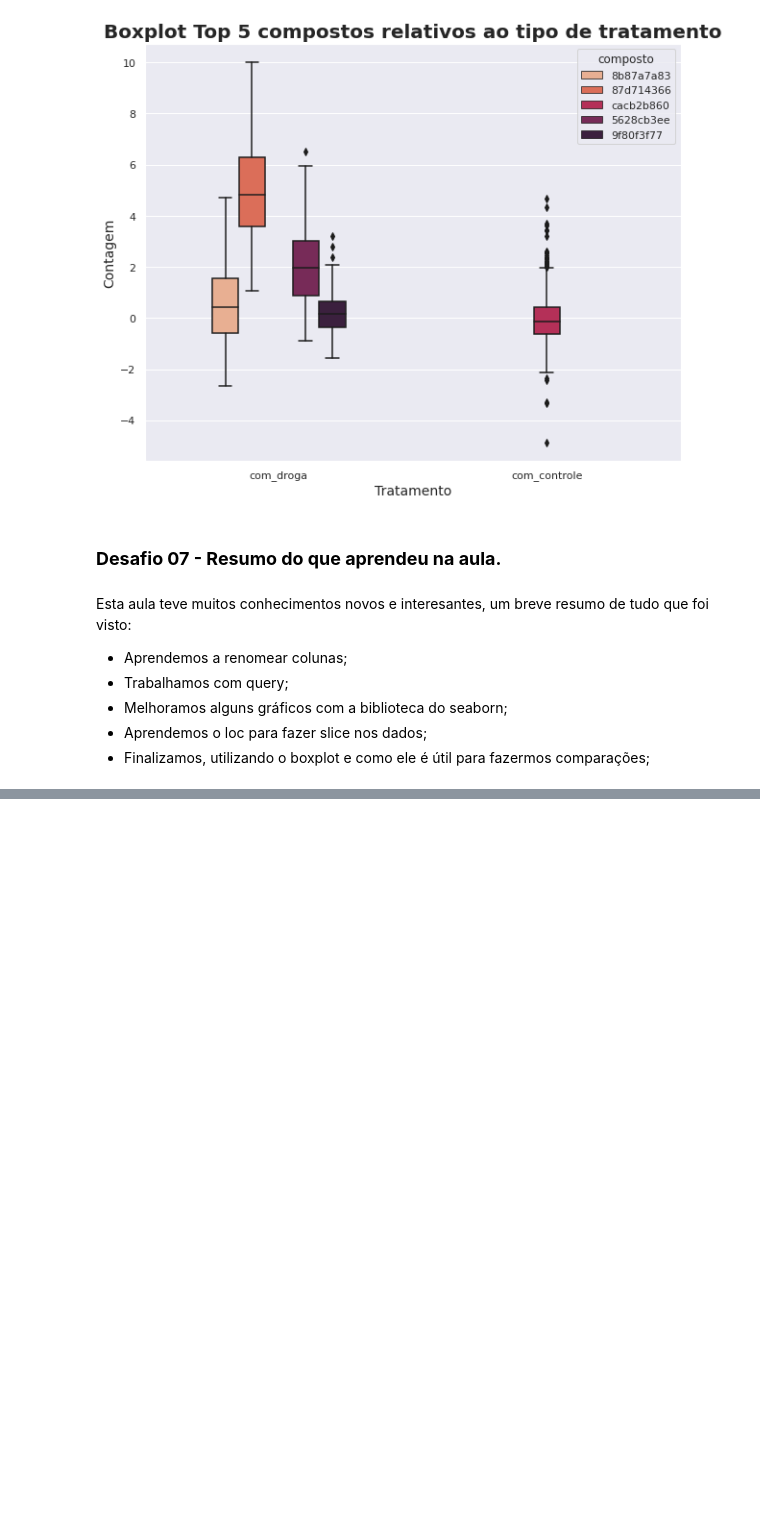
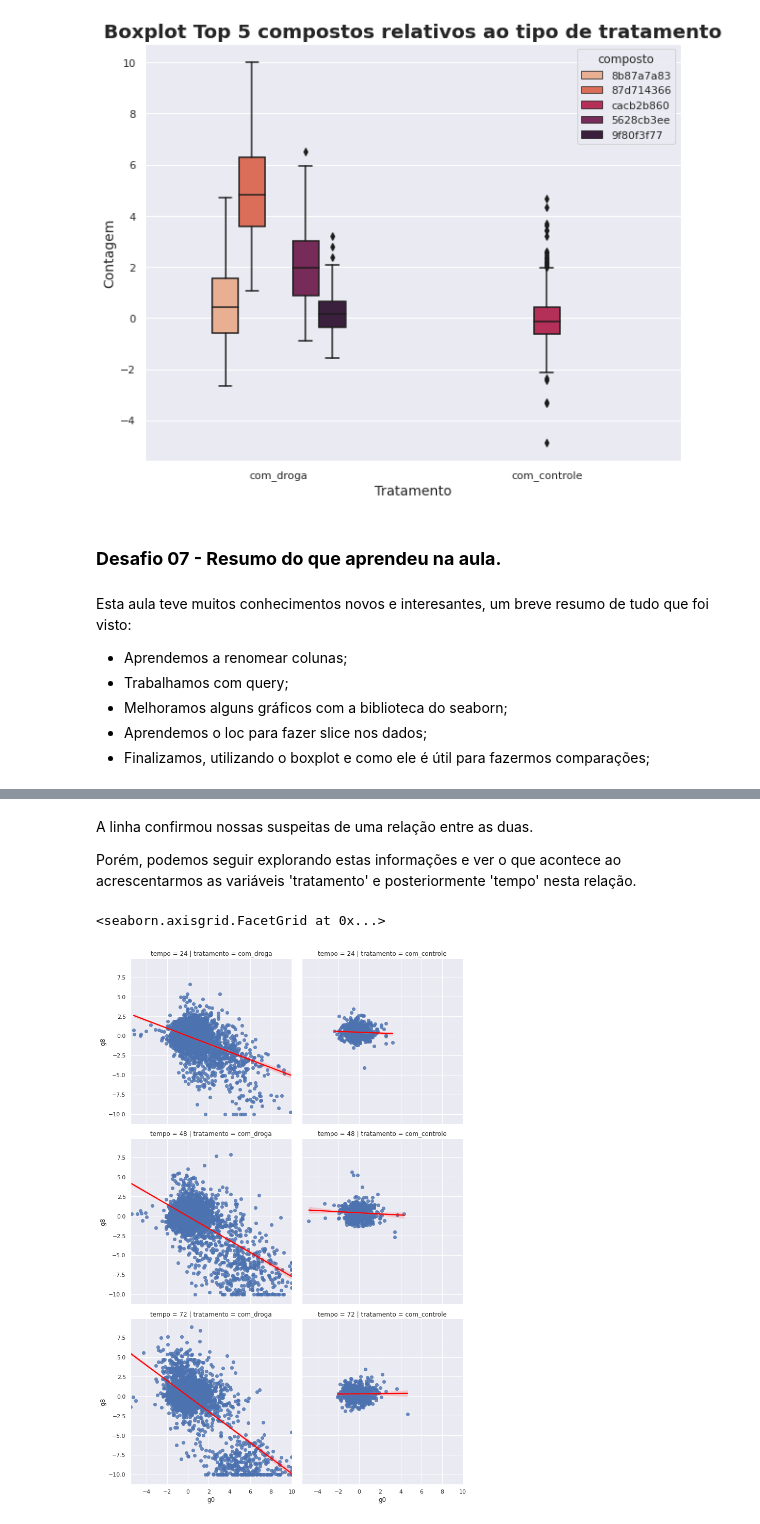
Before and after one commit to WJBruginski/Imersao_Dados_Alura_III, a Jupyter notebook: Imersão_Dados_Alura_III.ipynb, the cells around one changed output, grey strips where cells are left out. Drawn from its saved outputs; the diff is of its cells as text; code cells hidden in the pictures; blank space fills up the shorter version.

```diff
--- a/Imersão_Dados_Alura_III.ipynb
+++ b/Imersão_Dados_Alura_III.ipynb
@@ -733,0 +941,9 @@ Esta aula teve muitos conhecimentos novos e interesantes, um breve resumo de tud
+# %% [markdown]
+A linha confirmou nossas suspeitas de uma relação entre as duas.
+
+Porém, podemos seguir explorando estas informações e ver o que acontece ao acrescentarmos as variáveis 'tratamento' e posteriormente 'tempo' nesta relação.
+# %%
+sns.lmplot(data=dados, x='g0', y='g8', line_kws={'color':'red'}, col='tratamento', row='tempo')
+# %% [output]
+<seaborn.axisgrid.FacetGrid at 0x...>
+[figure, added]
```
Also changed, not shown: parts of 48 cells of this notebook.
